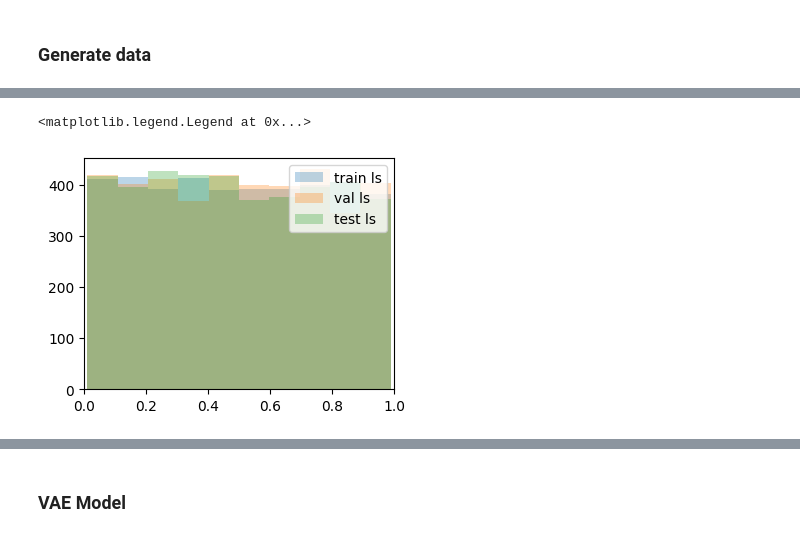
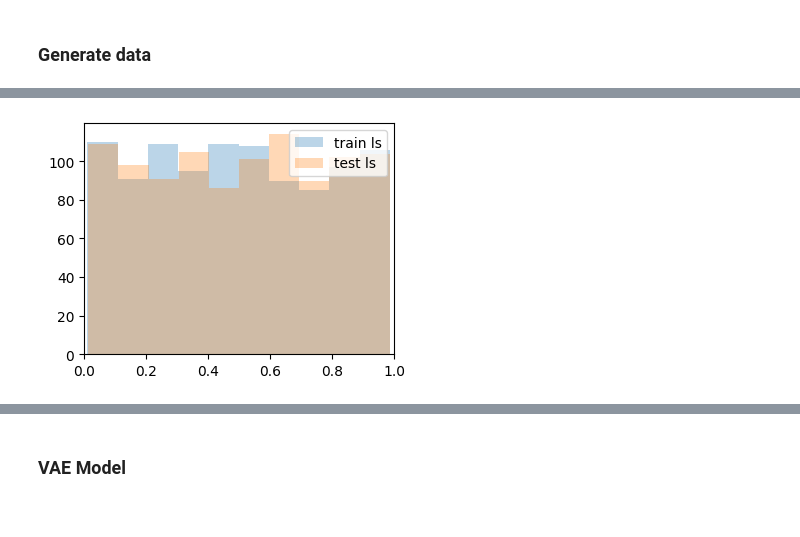
Before and after one commit to elizavetasemenova/PriorCVAE_JAX, a Jupyter notebook: examples/GP-PriorCVAE.ipynb, the cells around one changed output, grey strips where cells are left out. Cells and saved outputs as stored; diff of their text form; code cells hidden in the pictures.

```diff
--- a/examples/GP-PriorCVAE.ipynb
+++ b/examples/GP-PriorCVAE.ipynb
@@ -61,11 +35,8 @@ Pythorch version: 3.10.0
 # %% [markdown]
 ### Setup arguments
 # %%
-args = {"seed": 0,
+args = {
         "conditional": True,
-
-        # data
-        "num_data": 4000,
 
         # architecture
         "input_dim" : 50,
@@ -73,29 +44,23 @@ args = {"seed": 0,
         "latent_dim": 30,
 
         # VAE training
-        "batch_size": 100,
-        "num_epochs": 200,
-        "vae_var": 1,
+        "batch_size": 500,
+        "num_iterations": 4000,
 
         # MCMC inference
         "true_ls": 0.2,
         "num_warmup": 1000,
         "num_samples": 4000,
-        "num_chains": 4,
+        "num_chains": 10,
         "thinning": 1,
        }
 # %% [markdown]
 ### Generate data
 # %%
-train_set = GPDataset(n_data=args["input_dim"], n_samples=args["num_data"])
-val_set   = GPDataset(n_data=args["input_dim"], n_samples=args["num_data"])
-test_set  = GPDataset(n_data=args["input_dim"], n_samples=args["num_data"])
+kernel = SquaredExponential()
 
-train_loader, val_loader, test_loader = create_data_loaders(train_set, val_set, test_set,
-                                                            train=[True, False, False],
-                                                            batch_size=args["batch_size"])
-
-# these lines are VERY slow and produce MANY warnings - consider removing them
-train_loader_iter = iter(train_loader)
-val_loader_iter   = iter(val_loader)
-test_loader_iter  = iter(test_loader)
+gp_set = GPDataset(n_data=args["input_dim"], kernel=kernel, sample_lengthscale=True)
+# %%
+# Generate samples to plot
+sample_x_train, sample_y_train, sample_ls_train = gp_set.simulatedata(n_samples=1000)
+x_test, y_test, ls_test = gp_set.simulatedata(n_samples=1000)
@@ -102,16 +84,10 @@ test_loader_iter  = iter(test_loader)
 # %%
-# check: what lengthscales are we generating?
-
-ls_train_set = train_set.ls
-ls_val_set   = val_set.ls
-ls_test_set  = test_set.ls
-
+# Lengthscales
 plt.figure(figsize=(4,3))
-plt.hist(ls_train_set[:, 0], alpha = 0.3, label = 'train ls')
-plt.hist(ls_val_set[:, 0],   alpha = 0.3, label = 'val ls')
-plt.hist(ls_test_set[:, 0],  alpha = 0.3, label = 'test ls')
+plt.hist(sample_ls_train[:, 0], alpha = 0.3, label = 'train ls')
+plt.hist(ls_test[:, 0],  alpha = 0.3, label = 'test ls')
 plt.xlim(0,1)
 plt.legend()
+plt.show()
 # %% [output]
-<matplotlib.legend.Legend at 0x...>
-[figure, old version]
+[figure, new version]
```
Also changed, not shown: parts of 13 cells of this notebook, 7 other files.
